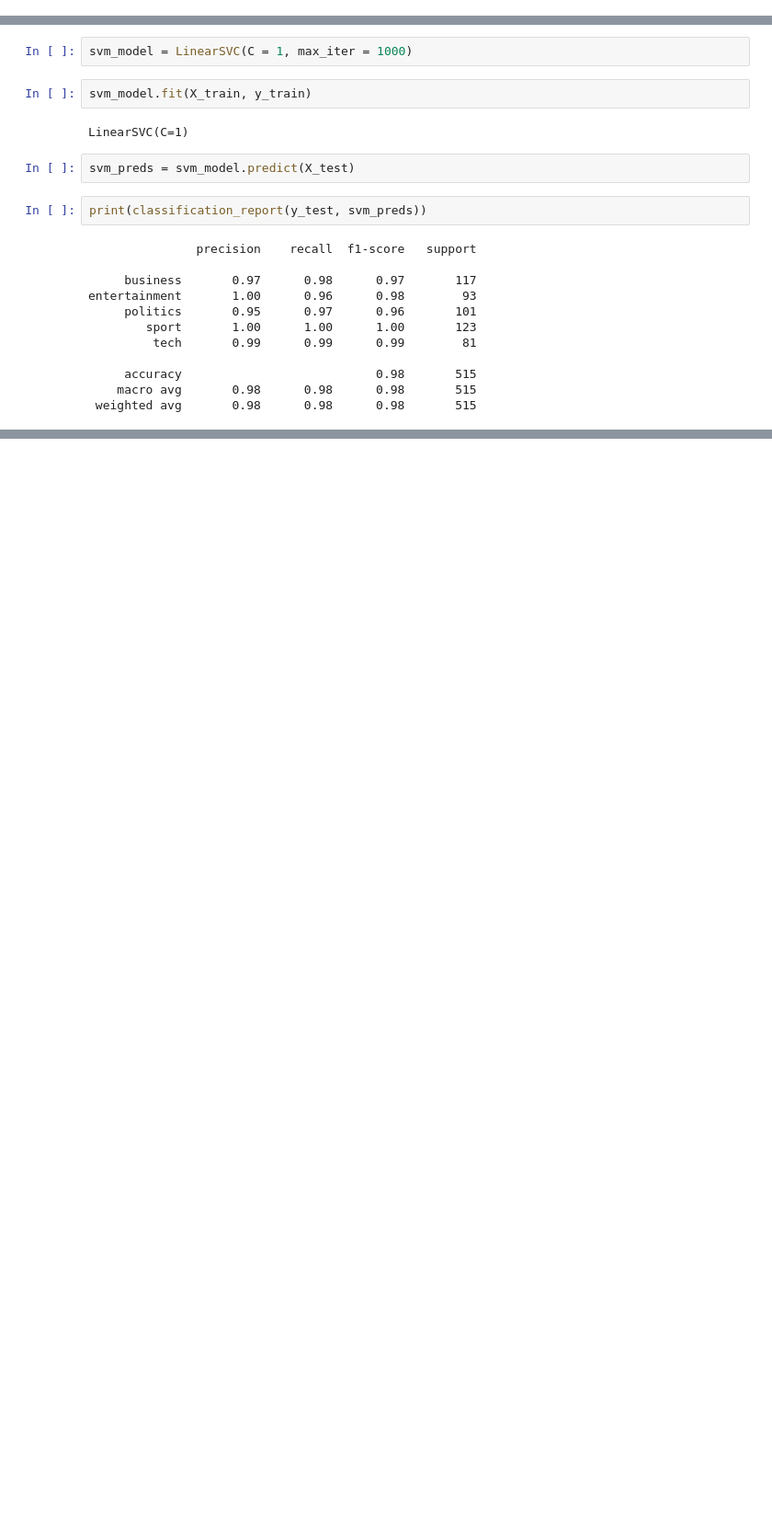
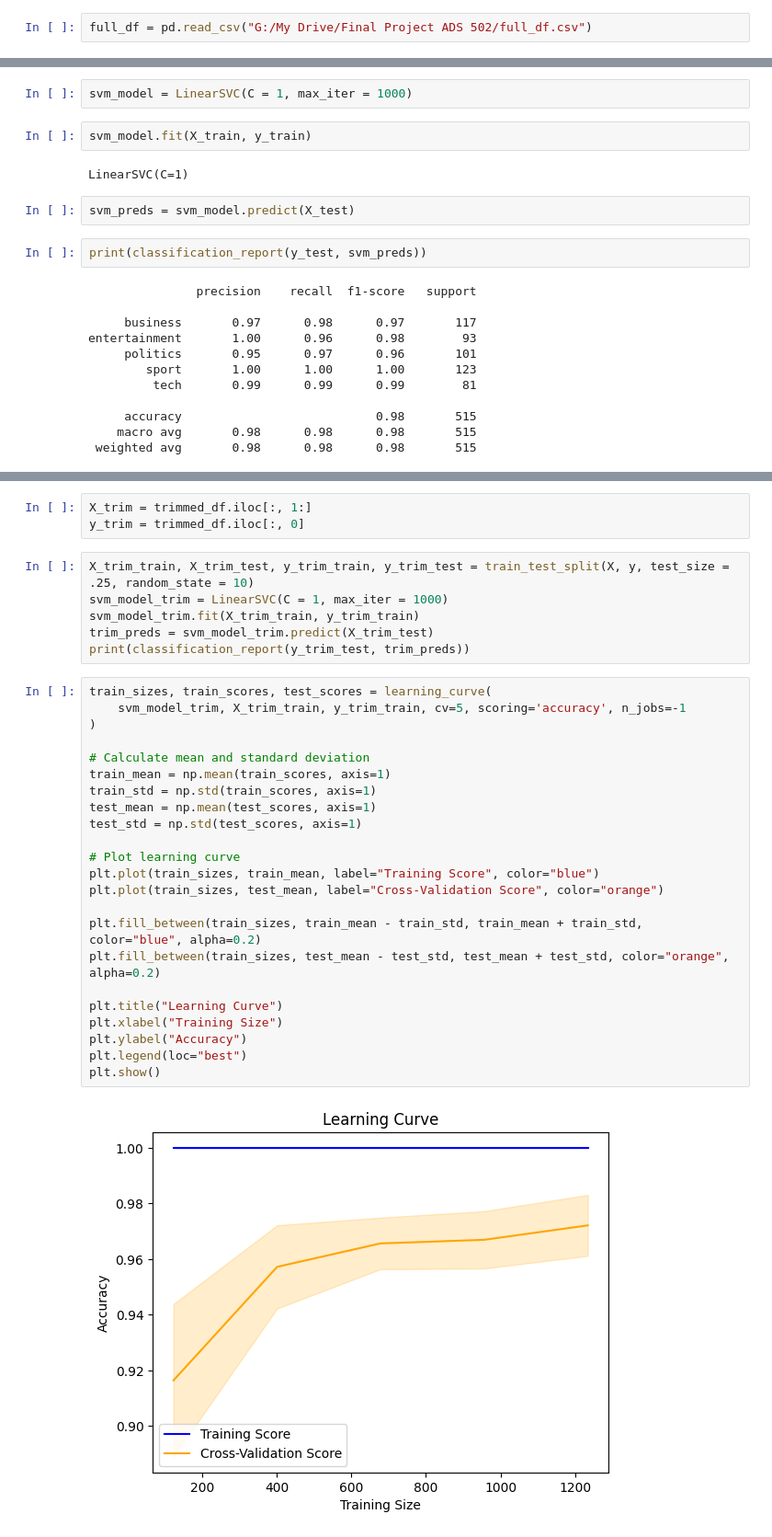
Before and after one commit to marwahfaraj/BBC_new_topic_classification, a Jupyter notebook: Git Hub.ipynb, the cells around one changed output, grey strips where cells are left out. Shown at 92% size. Drawn from its saved outputs; the diff is of its cells as text; blank space fills up the shorter version.

Commit message:
Most recent file of the modeling phase, 11/25/24

```diff
--- a/Git Hub.ipynb
+++ b/Git Hub.ipynb
@@ -22,3 +95,5 @@ df = pd.read_csv("G:/My Drive/Applied Data Science Mining - 502/Final Project/bb
+# %%
+full_df = pd.read_csv("G:/My Drive/Final Project ADS 502/full_df.csv")
 # %%
 #This is the full data frame with the 'text' column one hot encoded
 
@@ -235,0 +379,34 @@ entertainment       1.00      0.96      0.98        93
+# %%
+X_trim = trimmed_df.iloc[:, 1:]
+y_trim = trimmed_df.iloc[:, 0]
+# %%
+X_trim_train, X_trim_test, y_trim_train, y_trim_test = train_test_split(X, y, test_size = .25, random_state = 10)
+svm_model_trim = LinearSVC(C = 1, max_iter = 1000)
+svm_model_trim.fit(X_trim_train, y_trim_train)
+trim_preds = svm_model_trim.predict(X_trim_test)
+print(classification_report(y_trim_test, trim_preds))
+# %%
+train_sizes, train_scores, test_scores = learning_curve(
+    svm_model_trim, X_trim_train, y_trim_train, cv=5, scoring='accuracy', n_jobs=-1
+)
+
+# Calculate mean and standard deviation
+train_mean = np.mean(train_scores, axis=1)
+train_std = np.std(train_scores, axis=1)
+test_mean = np.mean(test_scores, axis=1)
+test_std = np.std(test_scores, axis=1)
+
+# Plot learning curve
+plt.plot(train_sizes, train_mean, label="Training Score", color="blue")
+plt.plot(train_sizes, test_mean, label="Cross-Validation Score", color="orange")
+
+plt.fill_between(train_sizes, train_mean - train_std, train_mean + train_std, color="blue", alpha=0.2)
+plt.fill_between(train_sizes, test_mean - test_std, test_mean + test_std, color="orange", alpha=0.2)
+
+plt.title("Learning Curve")
+plt.xlabel("Training Size")
+plt.ylabel("Accuracy")
+plt.legend(loc="best")
+plt.show()
+# %% [output]
+[figure, added]
```
Also changed, not shown: parts of 51 cells of this notebook.
